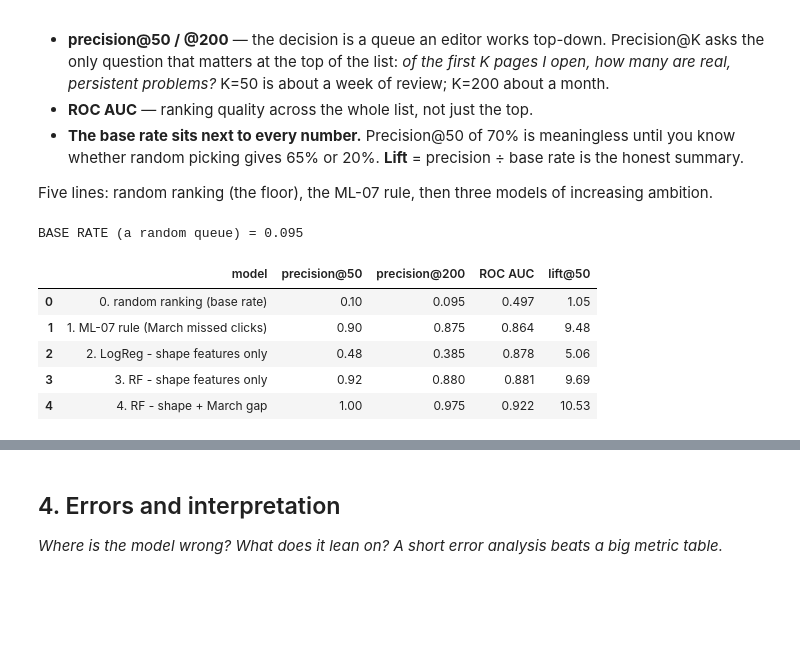
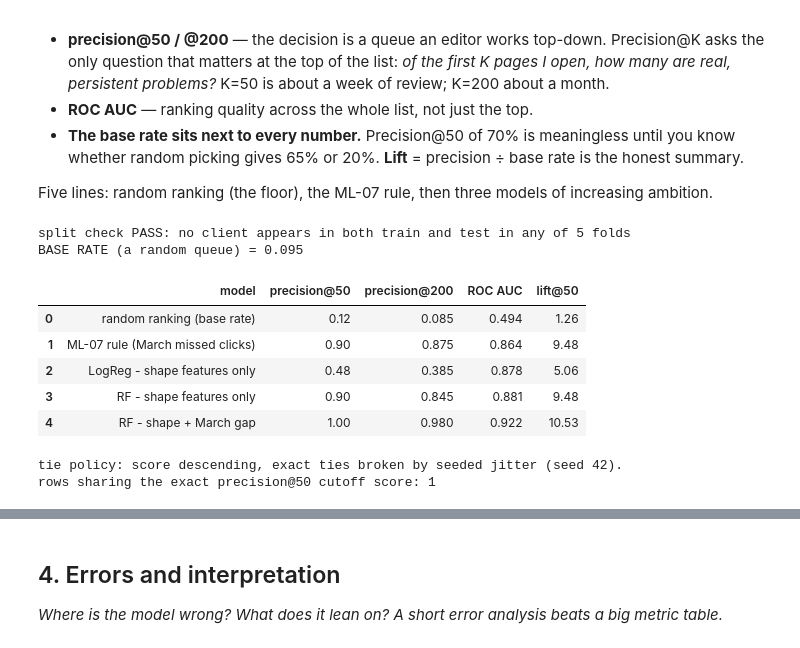
Before and after one commit to widadfatimakhan/flyrank-internship-ml, a Jupyter notebook: work/notebooks/w05_model.ipynb, the cells around one changed output, grey strips where cells are left out. Cells and saved outputs as stored; diff of their text form; code cells hidden in the pictures; blank space fills up the shorter version.

```diff
--- a/work/notebooks/w05_model.ipynb
+++ b/work/notebooks/w05_model.ipynb
@@ -311,8 +311,17 @@ y      = df.label.values
 groups = df.client_hash_id.values
 gkf    = GroupKFold(n_splits=5)
 
-def precision_at_k(scores, y_true, k):
-    order = np.argsort(-np.asarray(scores))[:k]
+for tr, te in gkf.split(df[SHAPE_FEATURES].values, y, groups):
+    assert set(groups[tr]).isdisjoint(set(groups[te])), "client appears on both sides"
+print(f"split check PASS: no client appears in both train and test in any of "
+      f"{gkf.get_n_splits()} folds")
+
+def precision_at_k(scores, y_true, k, tie_seed=SEED):
+    """Rank by score; break EXACT ties with a seeded jitter so the file order
+    (or alphabetical order, or whatever pandas happened to do) never decides the queue."""
+    s = np.asarray(scores, dtype=float)
+    jitter = np.random.default_rng(tie_seed).random(len(s)) * 1e-12
+    order = np.lexsort((jitter, -s))[:k]
     return float(np.mean(np.asarray(y_true)[order]))
 
 def out_of_fold(make_model, feats):
@@ -325,40 +334,47 @@ def out_of_fold(make_model, feats):
     return oof
 
 def row(name, scores):
     return {"model": name,
             "precision@50":  round(precision_at_k(scores, y, 50), 3),
             "precision@200": round(precision_at_k(scores, y, 200), 3),
             "ROC AUC":       round(roc_auc_score(y, scores), 3)}
 
 rng = np.random.default_rng(SEED)
 results = [
-    row("0. random ranking (base rate)", rng.random(len(df))),
-    row("1. ML-07 rule (March missed clicks)", df.mar_missed_clicks.values),
+    row("random ranking (base rate)", rng.random(len(df))),
+    row("ML-07 rule (March missed clicks)", df.mar_missed_clicks.values),
 ]
 
 logreg = lambda: make_pipeline(StandardScaler(),
                                LogisticRegression(max_iter=2000, random_state=SEED))
 rf     = lambda: RandomForestClassifier(n_estimators=150, max_depth=12, min_samples_leaf=20,
                                         random_state=SEED, n_jobs=1)
 
 oof_lr        = out_of_fold(logreg, SHAPE_FEATURES)
 oof_rf        = out_of_fold(rf,     SHAPE_FEATURES)
 oof_rf_prior  = out_of_fold(rf,     SHAPE_FEATURES + PRIOR_FEATURES)
 
-results += [row("2. LogReg  - shape features only", oof_lr),
-            row("3. RF      - shape features only", oof_rf),
-            row("4. RF      - shape + March gap",   oof_rf_prior)]
+results += [row("LogReg  - shape features only", oof_lr),
+            row("RF      - shape features only", oof_rf),
+            row("RF      - shape + March gap",   oof_rf_prior)]
 
 table = pd.DataFrame(results)
 base = df.label.mean()
 table["lift@50"] = (table["precision@50"] / base).round(2)
 print(f"BASE RATE (a random queue) = {base:.3f}\n")
 display(table)
+
+cut = np.sort(oof_rf_prior)[::-1][49]
+print(f"tie policy: score descending, exact ties broken by seeded jitter (seed {SEED}).")
+print(f"rows sharing the exact precision@50 cutoff score: {int((oof_rf_prior == cut).sum())}")
 # %% [output]
+split check PASS: no client appears in both train and test in any of 5 folds
 BASE RATE (a random queue) = 0.095
 |  | model | precision@50 | precision@200 | ROC AUC | lift@50 |
-| 0 | 0. random ranking (base rate) | 0.10 | 0.095 | 0.497 | 1.05 |
-| 1 | 1. ML-07 rule (March missed clicks) | 0.90 | 0.875 | 0.864 | 9.48 |
-| 2 | 2. LogReg - shape features only | 0.48 | 0.385 | 0.878 | 5.06 |
-| 3 | 3. RF - shape features only | 0.92 | 0.880 | 0.881 | 9.69 |
-| 4 | 4. RF - shape + March gap | 1.00 | 0.975 | 0.922 | 10.53 |
+| 0 | random ranking (base rate) | 0.12 | 0.085 | 0.494 | 1.26 |
+| 1 | ML-07 rule (March missed clicks) | 0.90 | 0.875 | 0.864 | 9.48 |
+| 2 | LogReg - shape features only | 0.48 | 0.385 | 0.878 | 5.06 |
+| 3 | RF - shape features only | 0.90 | 0.845 | 0.881 | 9.48 |
+| 4 | RF - shape + March gap | 1.00 | 0.980 | 0.922 | 10.53 |
+tie policy: score descending, exact ties broken by seeded jitter (seed 42).
+rows sharing the exact precision@50 cutoff score: 1
```
Also changed, not shown: parts of 9 cells of this notebook.
